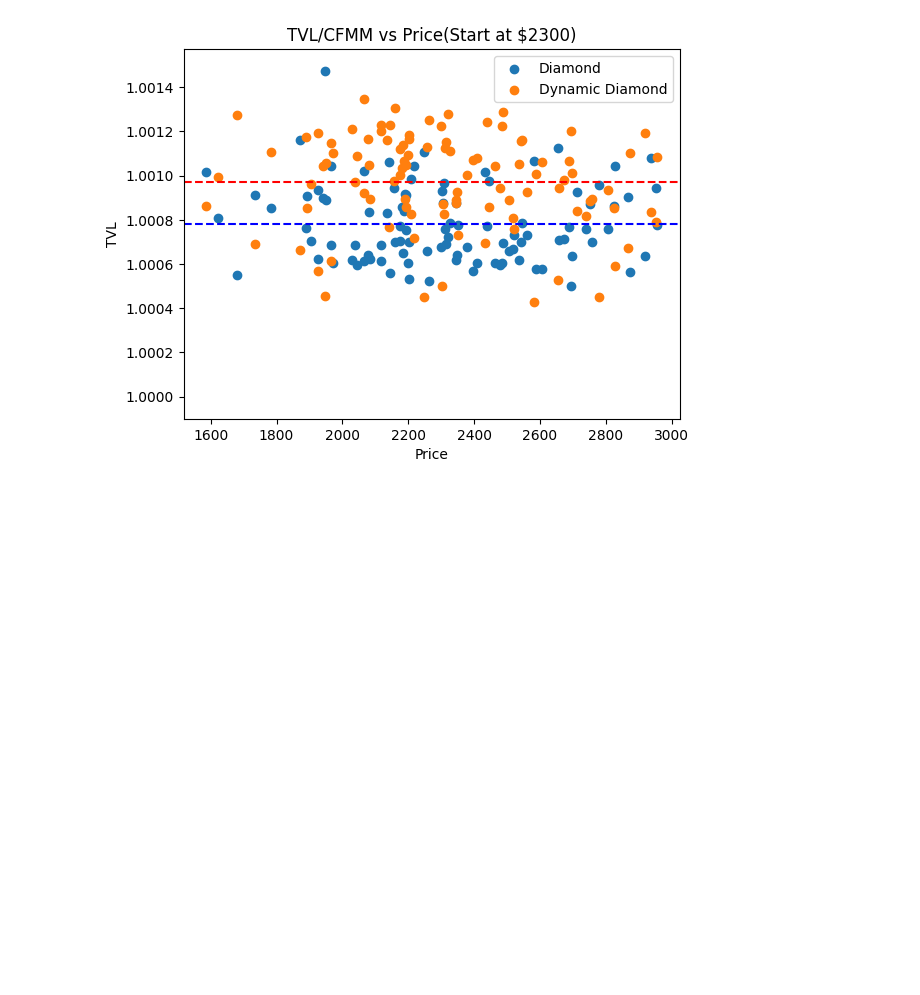
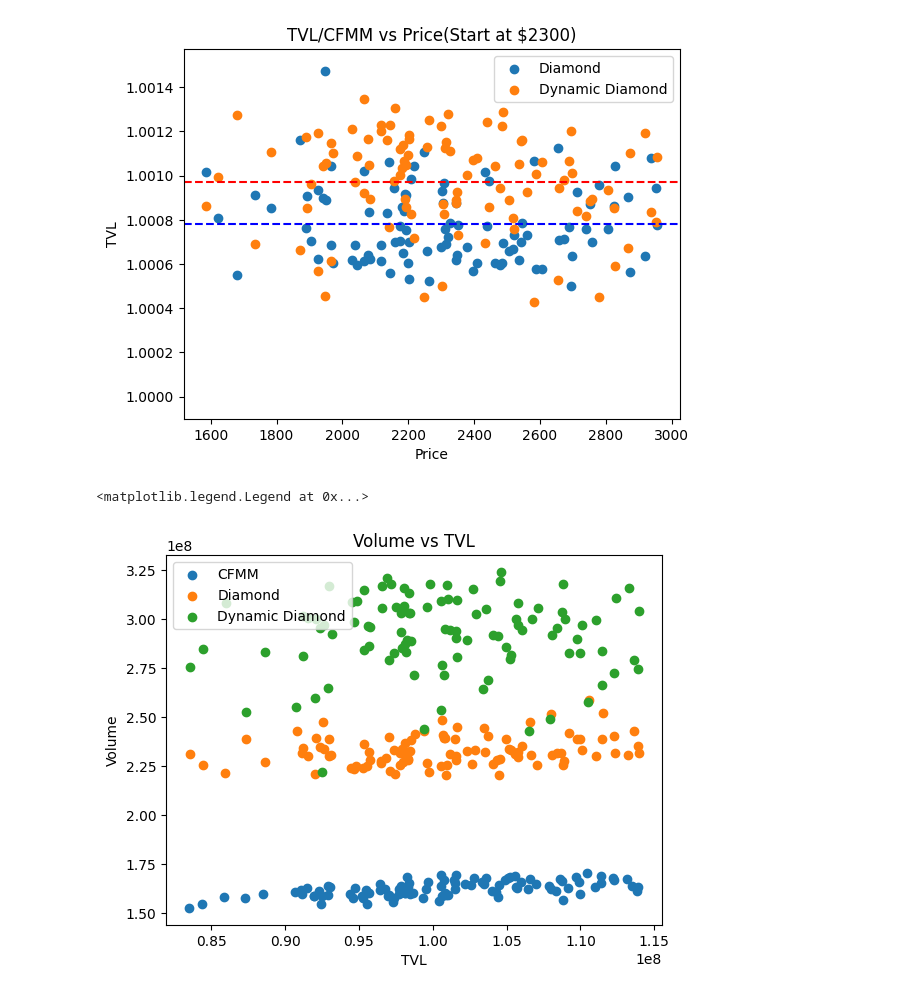
Before and after one commit to decipherhub/LVR-Diamond-DynamicBeta, a Jupyter notebook: simulation/analysis.ipynb, the cells around one changed output. Drawn from its saved outputs; the diff is of its cells as text; code cells hidden in the pictures; blank space fills up the shorter version.

```diff
--- a/simulation/analysis.ipynb
+++ b/simulation/analysis.ipynb
@@ -115,3 +116,19 @@ plt.legend()
 # %% [output]
 <matplotlib.legend.Legend at 0x...>
 [figure]
+# %%
+plt.figure()
+plt.title('Volume vs TVL')
+plt.xlabel('TVL')
+plt.ylabel('Volume')
+
+for i in range(num_pools):
+    pool = i+1
+    tvl = result['TVL_'+str(pool)]
+    volume = result['Volume_'+str(pool)]
+    plt.scatter(tvl, volume, label=pool_names[i])
+
+plt.legend()
+# %% [output]
+<matplotlib.legend.Legend at 0x...>
+[figure, added]
```
Also changed, not shown: parts of 10 cells of this notebook, 10 other files.
